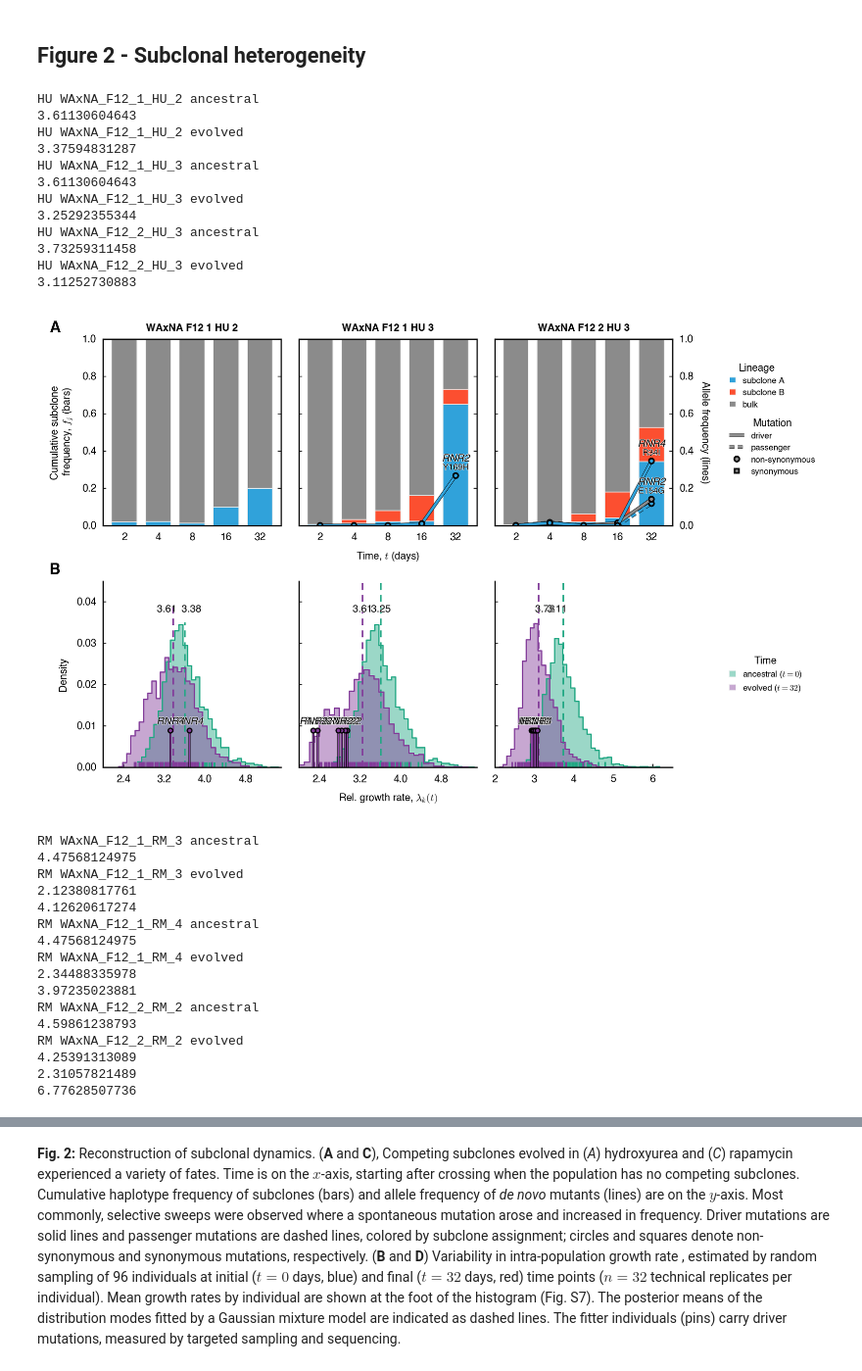
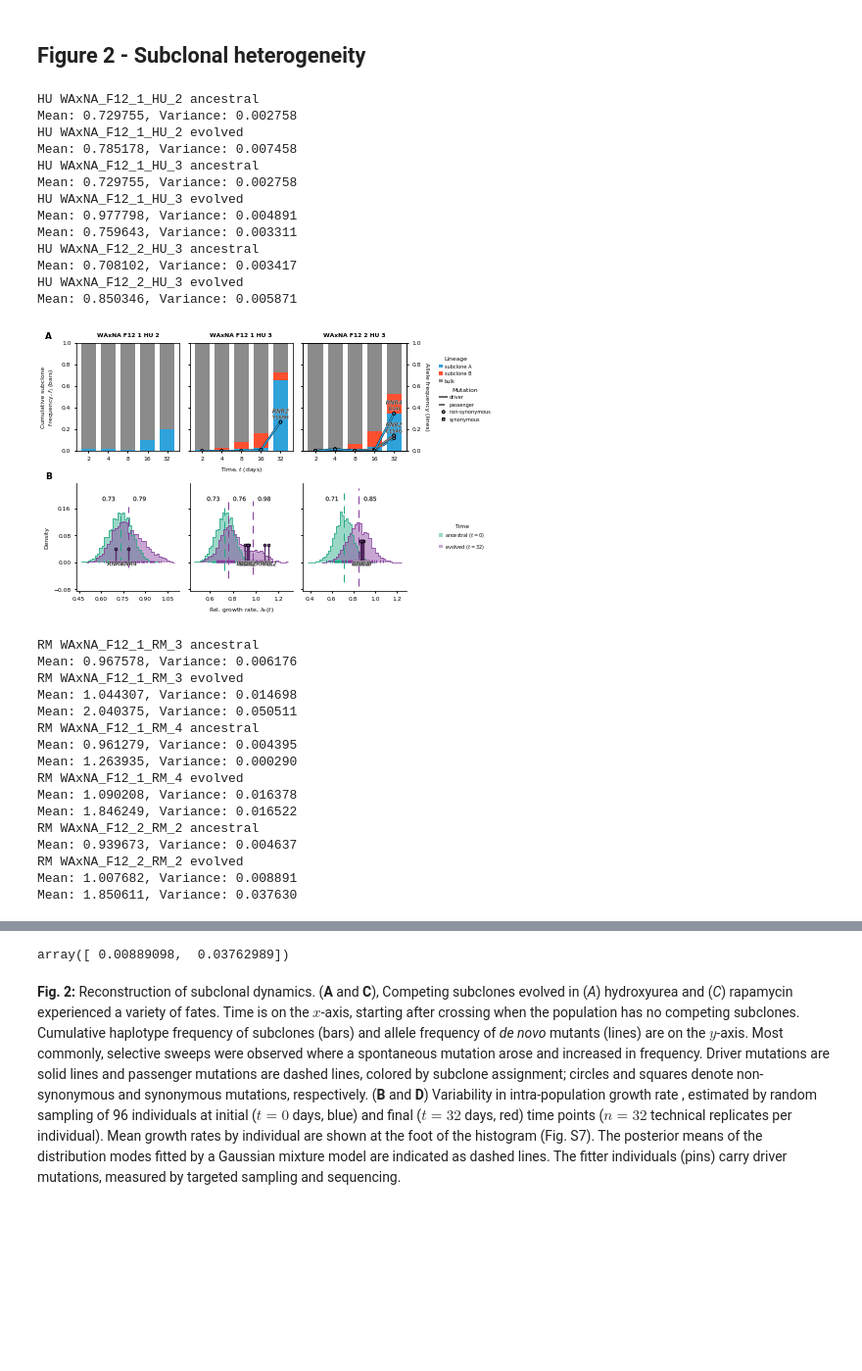
Before and after one commit to ivazquez/clonal-heterogeneity, a Jupyter notebook: src/figure2.ipynb, the cells around one changed output, grey strips where cells are left out. Shown at 98% size. Cells and saved outputs as stored; diff of their text form; code cells hidden in the pictures; blank space fills up the shorter version.

```diff
--- a/src/figure2.ipynb
+++ b/src/figure2.ipynb
@@ -163,7 +155,7 @@ dtype: int64
 Bottom panels - Import phenotype evolution
 # %%
 # load data
-pheno_df = utils.load_data(dir_data+'pheno/populations/pheno_populations_abs.pickle')
+pheno_df = utils.load_data(dir_data+'pheno/populations/pheno_populations_norm.pickle')
 
 pheno_df['doubling_time'] = np.log2(1/(pheno_df['growth_rate']))
 
@@ -260,7 +202,7 @@ Name: growth_rate, dtype: float64
 # %% [markdown]
 ## Figure 2 - Subclonal heterogeneity
 # %%
-param = 'doubling_time'
+param = 'growth_rate'
 
 panels = {
     'HU': {
@@ -384,15 +326,15 @@ for (ii, env) in enumerate(['HU','RM']):
             M_best = models[np.argmin(BIC)]
 
             # mean of the distribution
-            for p in abs(M_best.means_.ravel()):
-                print p
-                ax3.plot( [p,p], ax3.get_ylim(),
+            for m, v in zip(abs(M_best.means_.ravel()), M_best.covariances_.ravel()):
+                print 'Mean: %.6f, Variance: %.6f' % (m, v,)
+                ax3.plot( [m,m], ax3.get_ylim(),
                          color=config.population['color'][time],
                          linestyle='--', dashes=(4,3), linewidth=1)
                 pos = ax3.get_ylim()[0] * 0.75 + ax3.get_ylim()[1] * 0.25
                 trans = ax3.get_xaxis_transform() # x in data units, y in axes fraction
-                ax3.annotate(np.around(p, 2),
-                             xy=(p, 0.85), xycoords=trans, fontsize=6,
+                ax3.annotate(np.around(m, 2),
+                             xy=(m, 0.85), xycoords=trans, fontsize=6,
                              color='k', va='center',
                              ha=('right' if time=='ancestral' else 'left'),
                              xytext=((-5 if time=='ancestral' else 5),0), textcoords='offset points',
@@ -484,53 +426,54 @@ for (ii, env) in enumerate(['HU','RM']):
                     fontsize=9, fontweight='bold', va='top', ha='right')
 
     # axes limits
     for ax in fig.get_axes():
         ax.xaxis.label.set_size(6)
         ax.yaxis.label.set_size(6)
         ax.tick_params(axis='both', which='major', size=2, labelsize=6)
         ax.tick_params(axis='both', which='minor', size=0, labelsize=0)
 
         for loc in ['top','bottom','left','right']:
             ax.spines[loc].set_linewidth(0.75)
 
         if ax.is_last_row():
             if env=='HU':
                 ax.xaxis.set_major_locator(ticker.MaxNLocator(nbins=5))
                 ax.yaxis.set_major_locator(ticker.MaxNLocator(nbins=5))
             elif env=='RM':
                 ax.xaxis.set_major_locator(ticker.MaxNLocator(nbins=6))
                 ax.yaxis.set_major_locator(ticker.MaxNLocator(nbins=4))
 
     fig.savefig(dir_paper+'figures/figure2/figure2_%s.png' % env, bbox_inches='tight')
     fig.savefig(dir_paper+'figures/figure2/figure2_%s.svg' % env, bbox_inches='tight')
     plt.show()
 # %% [output]
 HU WAxNA_F12_1_HU_2 ancestral
-3.61130604643
+Mean: 0.729755, Variance: 0.002758
 HU WAxNA_F12_1_HU_2 evolved
-3.37594831287
+Mean: 0.785178, Variance: 0.007458
 HU WAxNA_F12_1_HU_3 ancestral
-3.61130604643
+Mean: 0.729755, Variance: 0.002758
 HU WAxNA_F12_1_HU_3 evolved
-3.25292355344
+Mean: 0.977798, Variance: 0.004891
+Mean: 0.759643, Variance: 0.003311
 HU WAxNA_F12_2_HU_3 ancestral
-3.73259311458
+Mean: 0.708102, Variance: 0.003417
 HU WAxNA_F12_2_HU_3 evolved
-3.11252730883
+Mean: 0.850346, Variance: 0.005871
-[figure, old version]
+[figure, new version]
 RM WAxNA_F12_1_RM_3 ancestral
-4.47568124975
+Mean: 0.967578, Variance: 0.006176
 RM WAxNA_F12_1_RM_3 evolved
-2.12380817761
-4.12620617274
+Mean: 1.044307, Variance: 0.014698
+Mean: 2.040375, Variance: 0.050511
 RM WAxNA_F12_1_RM_4 ancestral
-4.47568124975
+Mean: 0.961279, Variance: 0.004395
+Mean: 1.263935, Variance: 0.000290
 RM WAxNA_F12_1_RM_4 evolved
-2.34488335978
-3.97235023881
+Mean: 1.090208, Variance: 0.016378
+Mean: 1.846249, Variance: 0.016522
 RM WAxNA_F12_2_RM_2 ancestral
-4.59861238793
+Mean: 0.939673, Variance: 0.004637
 RM WAxNA_F12_2_RM_2 evolved
-4.25391313089
-2.31057821489
-6.77628507736
+Mean: 1.007682, Variance: 0.008891
+Mean: 1.850611, Variance: 0.037630
@@ -538,3 +481,7 @@ RM WAxNA_F12_2_RM_2 evolved
+# %%
+M_best.covariances_.ravel()
+# %% [output]
+array([ 0.00889098,  0.03762989])
 # %% [markdown]
 **Fig. 2:** Reconstruction of subclonal dynamics. (**A** and **C**), Competing subclones evolved in (*A*) hydroxyurea and (*C*) rapamycin experienced a variety of fates. Time is on the $x$-axis, starting after crossing when the population has no competing subclones. Cumulative haplotype frequency of subclones (bars) and allele frequency of *de novo* mutants (lines) are on the $y$-axis. Most commonly, selective sweeps were observed where a spontaneous mutation arose and increased in frequency. Driver mutations are solid lines and passenger mutations are dashed lines, colored by subclone assignment; circles and squares denote non-synonymous and synonymous mutations, respectively. (**B** and **D**) Variability in intra-population growth rate , estimated by random sampling of 96 individuals at initial ($t = 0$ days, blue) and final ($t = 32$ days, red) time points ($n = 32$ technical replicates per individual). Mean growth rates by individual are shown at the foot of the histogram (Fig. S7). The posterior means of the distribution modes fitted by a Gaussian mixture model are indicated as dashed lines. The fitter individuals (pins) carry driver mutations, measured by targeted sampling and sequencing.
 # %%
```
Also changed, not shown: parts of 14 cells of this notebook, 20 other files.
